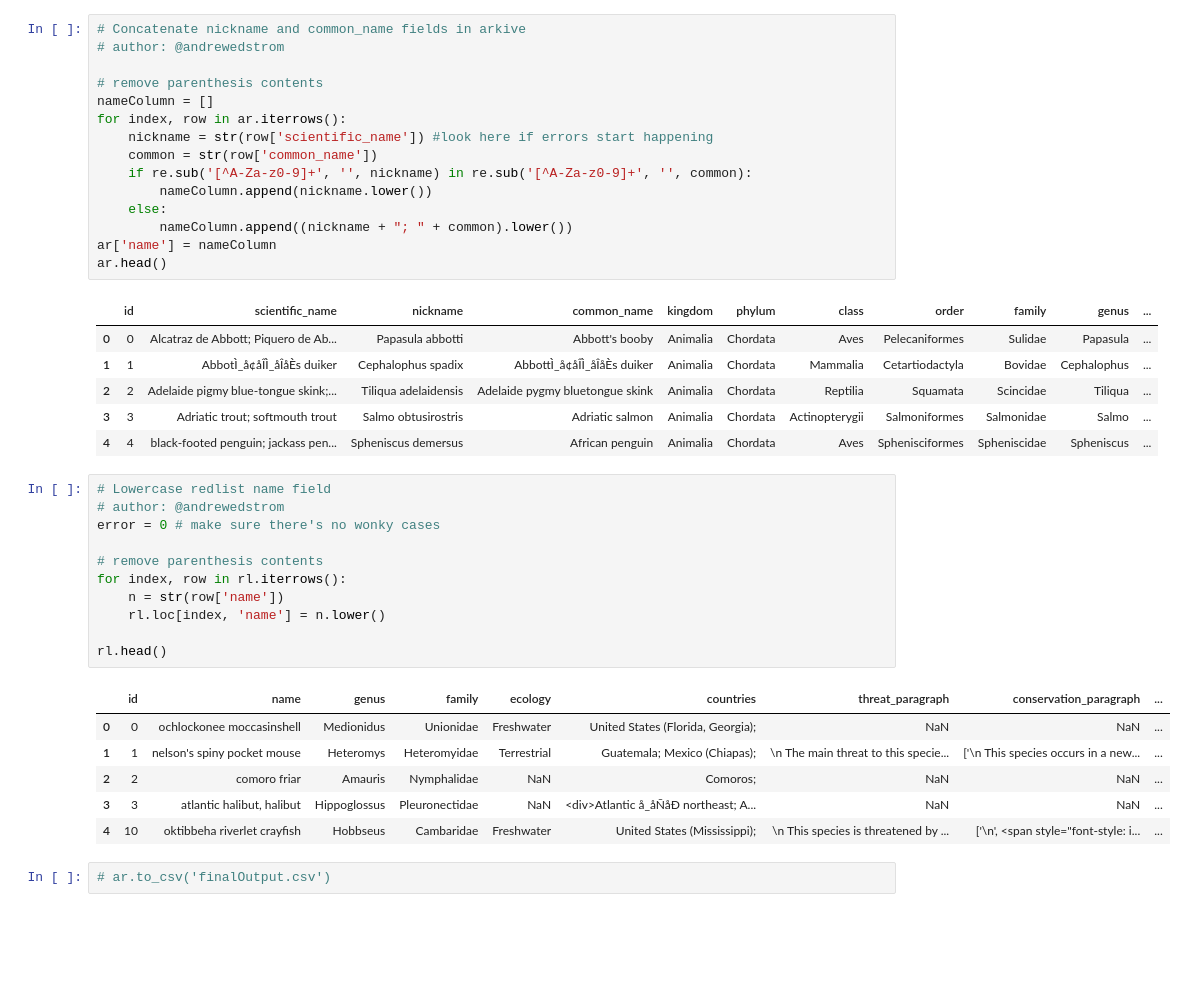
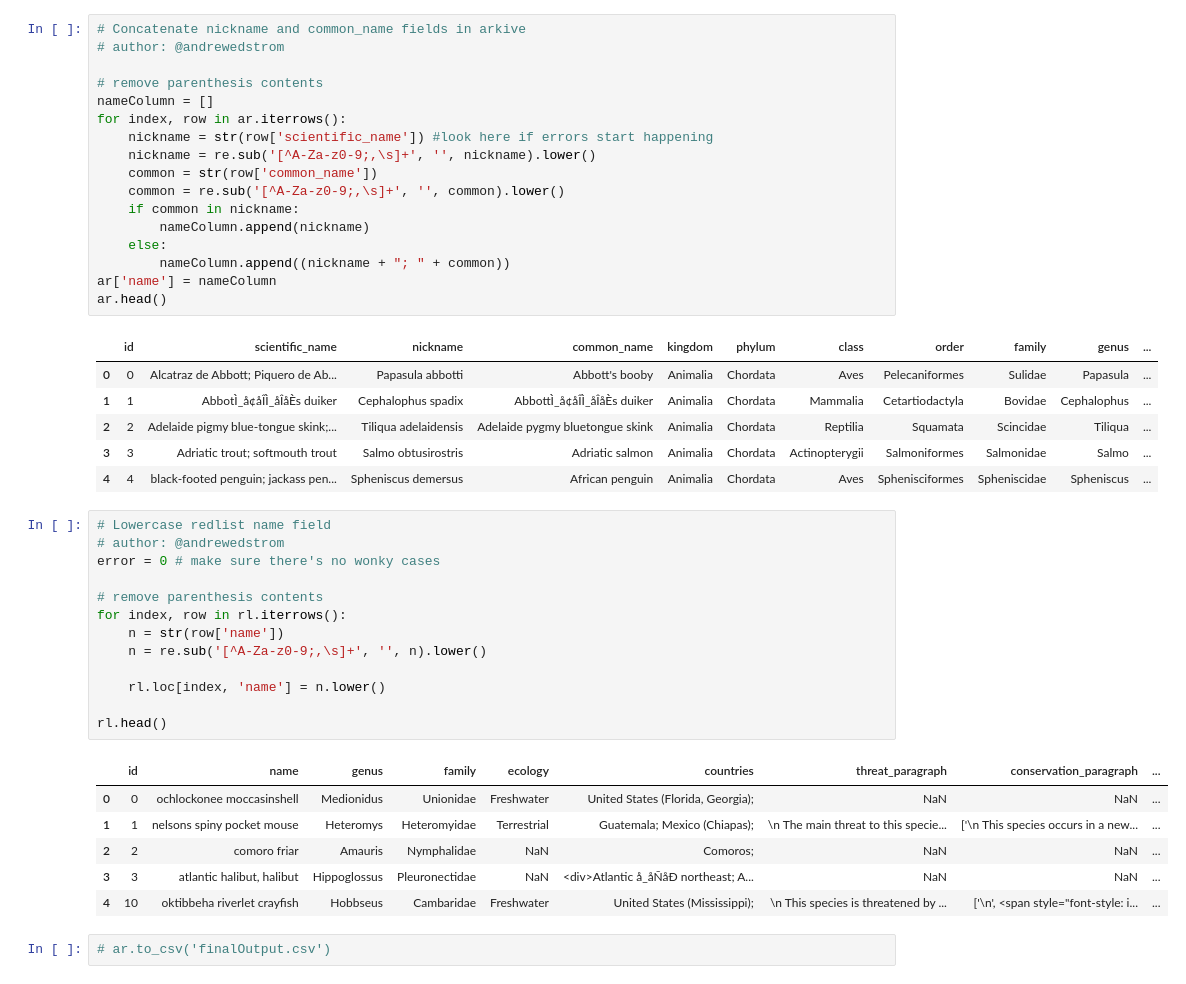
Before and after one commit to andrewedstrom/cs638project, a Jupyter notebook: Blocking.ipynb, the cells around one changed output. Drawn from its saved outputs; the diff is of its cells as text; blank space fills up the shorter version.

Commit message:
remove special characters from name

```diff
--- a/Blocking.ipynb
+++ b/Blocking.ipynb
@@ -77,11 +77,13 @@ print(error)
 nameColumn = []
 for index, row in ar.iterrows():
     nickname = str(row['scientific_name']) #look here if errors start happening
+    nickname = re.sub('[^A-Za-z0-9;,\s]+', '', nickname).lower()
     common = str(row['common_name'])
-    if re.sub('[^A-Za-z0-9]+', '', nickname) in re.sub('[^A-Za-z0-9]+', '', common):
-        nameColumn.append(nickname.lower())
+    common = re.sub('[^A-Za-z0-9;,\s]+', '', common).lower()
+    if common in nickname:
+        nameColumn.append(nickname)
     else:
-        nameColumn.append((nickname + "; " + common).lower())
+        nameColumn.append((nickname + "; " + common))
 ar['name'] = nameColumn
 ar.head()
 # %% [output]
@@ -94,18 +96,20 @@ ar.head()
 # %%
 # Lowercase redlist name field
 # author: @andrewedstrom
 error = 0 # make sure there's no wonky cases
 
 # remove parenthesis contents
 for index, row in rl.iterrows():
     n = str(row['name'])
+    n = re.sub('[^A-Za-z0-9;,\s]+', '', n).lower()
+
     rl.loc[index, 'name'] = n.lower()
 
 rl.head()
 # %% [output]
 |  | id | name | genus | family | ecology | countries | threat_paragraph | conservation_paragraph | ... |
 | 0 | 0 | ochlockonee moccasinshell | Medionidus | Unionidae | Freshwater | United States (Florida, Georgia); | NaN | NaN | ... |
-| 1 | 1 | nelson's spiny pocket mouse | Heteromys | Heteromyidae | Terrestrial | Guatemala; Mexico (Chiapas); | \n The main threat to this specie... | ['\n This species occurs in a new... | ... |
+| 1 | 1 | nelsons spiny pocket mouse | Heteromys | Heteromyidae | Terrestrial | Guatemala; Mexico (Chiapas); | \n The main threat to this specie... | ['\n This species occurs in a new... | ... |
 | 2 | 2 | comoro friar | Amauris | Nymphalidae | NaN | Comoros; | NaN | NaN | ... |
 | 3 | 3 | atlantic halibut, halibut | Hippoglossus | Pleuronectidae | NaN | <div>Atlantic å_åÑåÐ northeast; A... | NaN | NaN | ... |
 | 4 | 10 | oktibbeha riverlet crayfish | Hobbseus | Cambaridae | Freshwater | United States (Mississippi); | \n This species is threatened by ... | ['\n', <span style="font-style: i... | ... |
```
Also changed, not shown: parts of 2 cells of this notebook.
